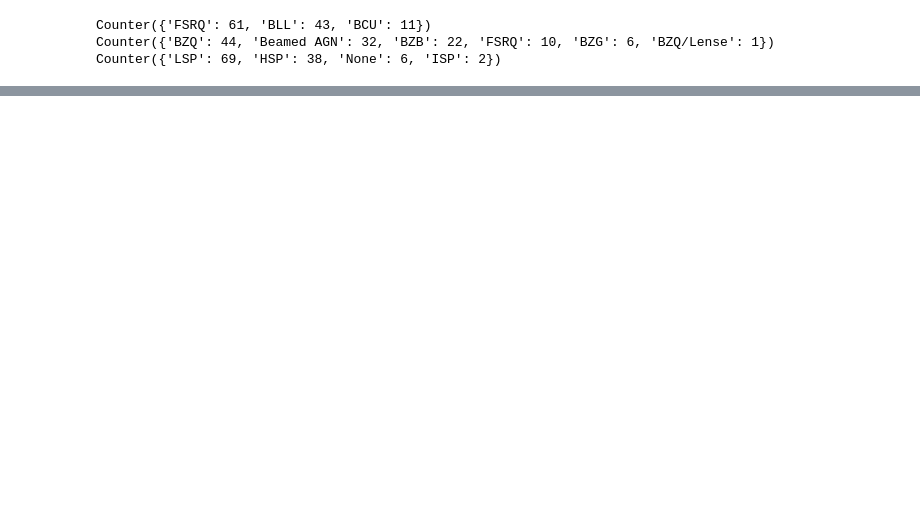
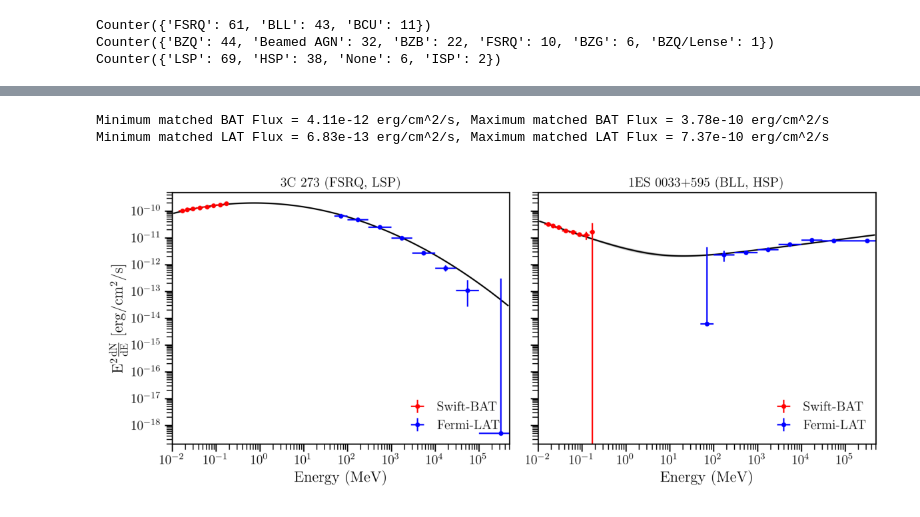
Before and after one commit to Astrtimwessling/MeV_Blazars, a Jupyter notebook: Scripts/Cross_Matched_Blazars.ipynb, the cells around one changed output, grey strips where cells are left out. Drawn from its saved outputs; the diff is of its cells as text; code cells hidden in the pictures; blank space fills up the shorter version.

```diff
--- a/Scripts/Cross_Matched_Blazars.ipynb
+++ b/Scripts/Cross_Matched_Blazars.ipynb
@@ -92,0 +168,51 @@ plt.legend(loc='upper left')
+# %%
+Swift_Flux = MeV_Blazar_Catalog_SED_Fits['Swift_Flux'].tolist()
+Fermi_Flux = MeV_Blazar_Catalog_SED_Fits['Fermi_Flux'].tolist()
+
+print(f"Minimum matched BAT Flux = {min(Swift_Flux)} erg/cm^2/s, Maximum matched BAT Flux = {max(Swift_Flux):.2e} erg/cm^2/s")
+print(f"Minimum matched LAT Flux = {min(Fermi_Flux):.2e} erg/cm^2/s, Maximum matched LAT Flux = {max(Fermi_Flux):.2e} erg/cm^2/s")
+# %% [output]
+Minimum matched BAT Flux = 4.11e-12 erg/cm^2/s, Maximum matched BAT Flux = 3.78e-10 erg/cm^2/s
+Minimum matched LAT Flux = 6.83e-13 erg/cm^2/s, Maximum matched LAT Flux = 7.37e-10 erg/cm^2/s
+# %%
+import matplotlib.pyplot as plt
+import matplotlib.image as mpimg
+from matplotlib.gridspec import GridSpec
+import numpy as np
+from PIL import Image
+
+def load_and_crop(path, crop_left=0, crop_right=0, crop_top=0, crop_bottom=0):
+    img = Image.open(path)
+    width, height = img.size
+    box = (crop_left, crop_top, width - crop_right, height - crop_bottom)
+    return np.array(img.crop(box))
+
+img1 = load_and_crop('/home/alab_student/Tim/Projects/MeV_Blazars/Outputs/Blazar_Fitter_out/Matched_Blazar_Fits_LP/fsrq/png_plots/3C 273.png', crop_left=0)
+img2 = load_and_crop('/home/alab_student/Tim/Projects/MeV_Blazars/Outputs/Blazar_Fitter_out/Matched_Blazar_Fits_SBPL/bll/png_plots/1ES 0033+595.png', crop_left=255)
+
+h1, w1 = img1.shape[:2]
+h2, w2 = img2.shape[:2]
+
+# Use the taller image's height as reference; scale widths accordingly
+ref_height = max(h1, h2)
+rel_width1 = w1 / h1 * ref_height
+rel_width2 = w2 / h2 * ref_height
+
+fig = plt.figure(figsize=(12, 6))
+gs = GridSpec(1, 2, width_ratios=[rel_width1, rel_width2], figure=fig)
+
+ax1 = fig.add_subplot(gs[0])
+ax1.imshow(img1, extent=[0, w1, 0, h1])
+ax1.set_aspect('equal')
+ax1.axis('off')
+
+ax2 = fig.add_subplot(gs[1])
+ax2.imshow(img2, extent=[0, w2, 0, h2])
+ax2.set_aspect('equal')
+ax2.axis('off')
+
+plt.tight_layout()
+plt.savefig(outdir + '/Example_SEDS.png', dpi=300, bbox_inches='tight')
+plt.savefig(outdir + '/Example_SEDS.pdf', dpi=300, bbox_inches='tight')
+# %% [output]
+[figure, added]
```
Also changed, not shown: parts of 9 cells of this notebook, 13 other files.
